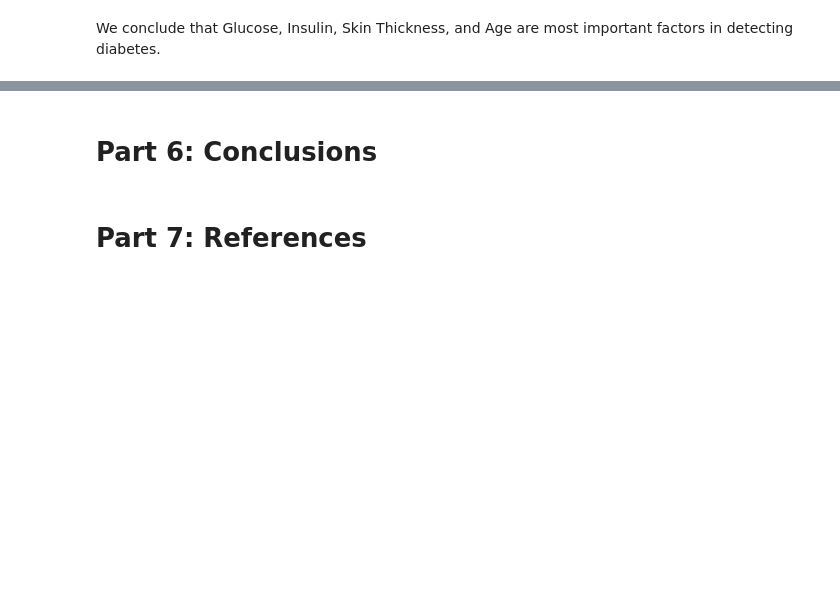
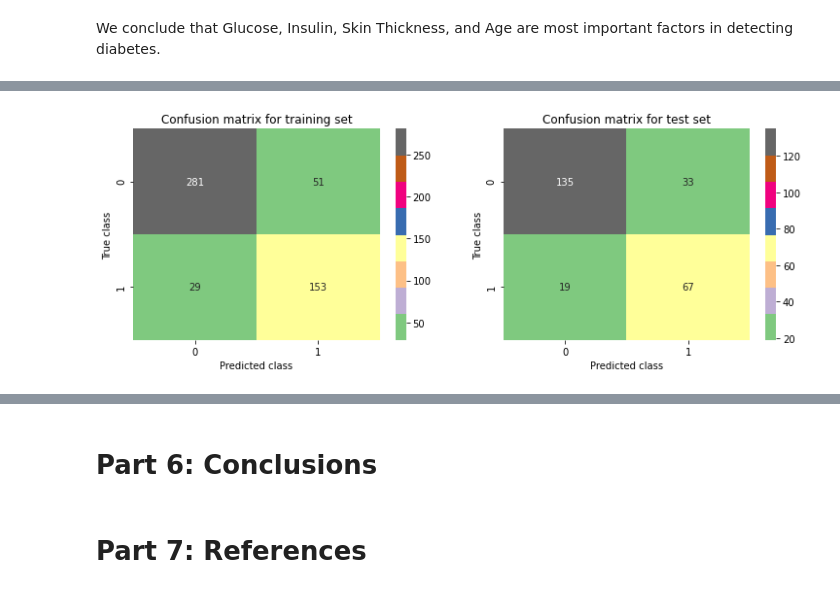
Before and after one commit to tungprime/Diabete-prediction, a Jupyter notebook: Diabetes predictions.ipynb, the cells around one changed output, grey strips where cells are left out. Saved outputs shown, nothing was run; the diff lists cells and outputs as text; code cells hidden in the pictures; blank space fills up the shorter version.

```diff
--- a/Diabetes predictions.ipynb
+++ b/Diabetes predictions.ipynb
@@ -542,0 +594,8 @@ We conclude that Glucose, Insulin, Skin Thickness, and Age are most important fa
+# %%
+model=KerasClassifier(build_model)
+param_distribs={"n_hidden":[1,2,3,4],
+               "n_neurons": [8, 12, 16, 20, 24,28, 32],
+               "learning_rate": [0.001, 0.005, 0.01, 0.05, 0.1],
+               "epochs":[50, 60, 70, 80, 90, 100]}
+grid_search_cv=RandomizedSearchCV(model, param_distribs, cv=5, n_iter=10)
+grid_search_cv.fit(X_train, y_train)
@@ -542,0 +678,23 @@ We conclude that Glucose, Insulin, Skin Thickness, and Age are most important fa
+# %%
+y_train_pred = model.predict(X_train)
+train_prediction = (y_train_pred > 0.5).astype(int).reshape(X_train.shape[0])
+confusion_matrix_train=sklearn.metrics.confusion_matrix(y_train, train_prediction)
+
+y_test_pred = model.predict(X_test)
+test_prediction = (y_test_pred > 0.5).astype(int).reshape(X_test.shape[0])
+confusion_matrix_test=sklearn.metrics.confusion_matrix(y_test, test_prediction)
+
+figsize(12.5,4)
+f, (ax1, ax2) = plt.subplots(1, 2)
+ax1=sns.heatmap(confusion_matrix_train, annot=True, fmt='d', ax=ax1, cmap='Accent')
+ax1.set_title('Confusion matrix for training set')
+ax1.set_xlabel('Predicted class')
+ax1.set_ylabel('True class')
+
+sns.heatmap(confusion_matrix_test, annot=True, fmt='d', ax=ax2, cmap='Accent')
+ax2.set_title('Confusion matrix for test set')
+ax2.set_xlabel('Predicted class')
+ax2.set_ylabel('True class')
+plt.show()
+# %% [output]
+[figure, added]
```
Also changed, not shown: parts of 18 cells of this notebook, 1 other file.
